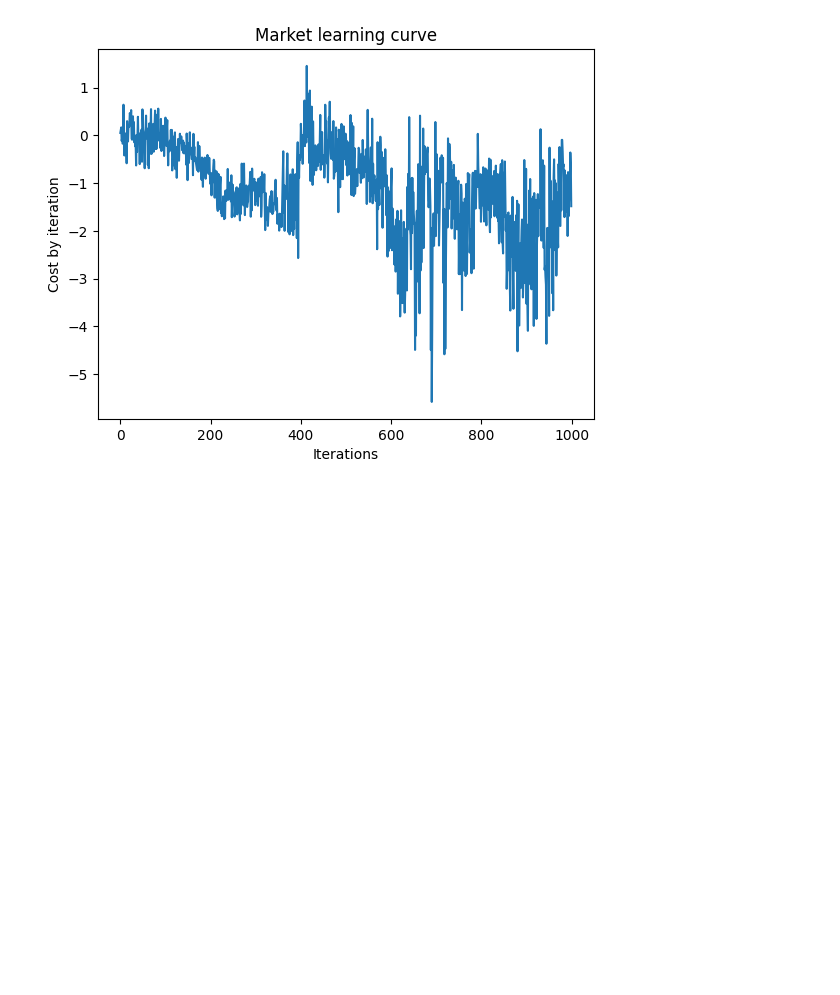
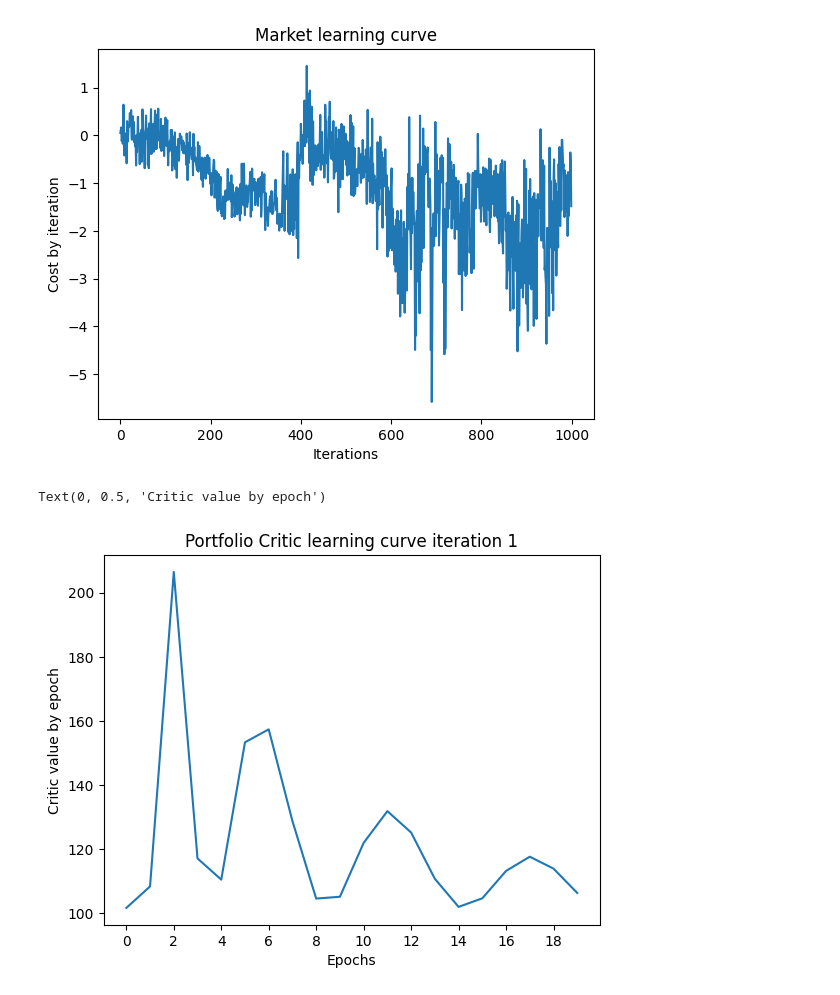
Before and after one commit to Matteus1904/portfolio_opt_regelum, a Jupyter notebook: experiments.ipynb, the cells around one changed output. Saved outputs shown, nothing was run; the diff lists cells and outputs as text; code cells hidden in the pictures; blank space fills up the shorter version.

```diff
--- a/experiments.ipynb
+++ b/experiments.ipynb
@@ -33,3 +33,13 @@ plt.ylabel('Cost by iteration')
 # %% [output]
 Text(0, 0.5, 'Cost by iteration')
 [figure]
+# %%
+critic = pd.read_hdf('regelum_data/outputs/2024-04-18/01-25-13/0/.callbacks/ObjectiveSaver/B. Critic objective. It 00001.h5')
+plt.plot(critic.objective)
+plt.xticks(range(0, 20, 2))
+plt.xlabel('Epochs')
+plt.title('Portfolio Critic learning curve iteration 1')
+plt.ylabel('Critic value by epoch')
+# %% [output]
+Text(0, 0.5, 'Critic value by epoch')
+[figure, added]
```
Also changed, not shown: parts of 17 cells of this notebook, 27 other files.
